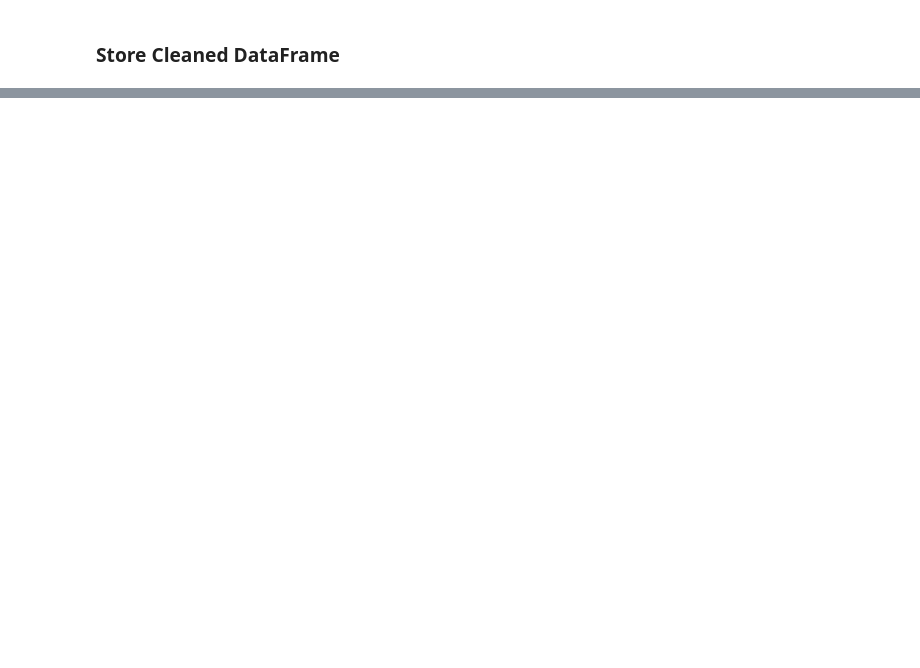
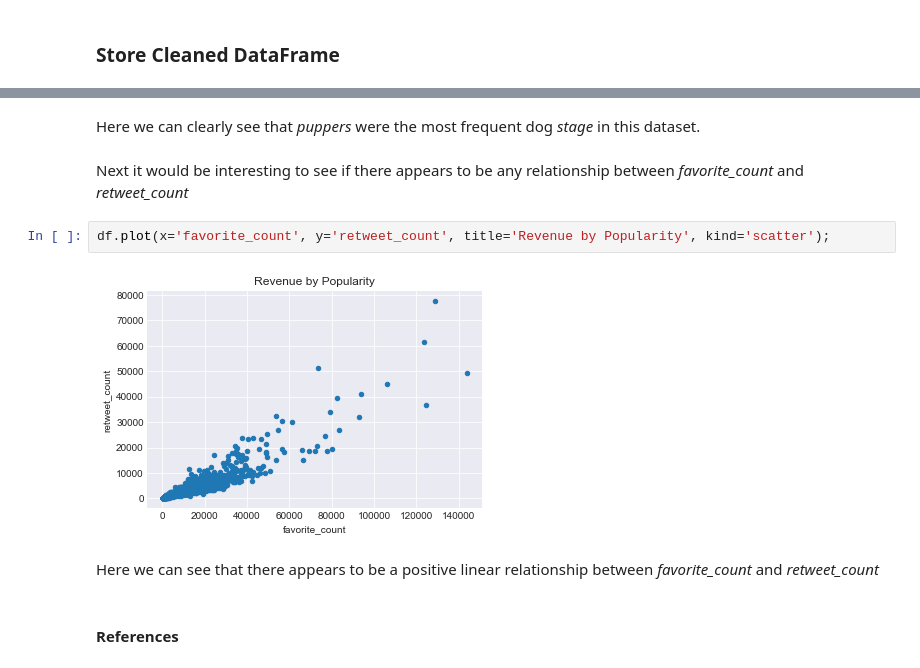
Before and after one commit to aaronbjohnson/WeRateDogs-Wrange-and-Analyze-Data, a Jupyter notebook: wrangle_act.ipynb, the cells around one changed output, grey strips where cells are left out. Drawn from its saved outputs; the diff is of its cells as text; blank space fills up the shorter version.

```diff
--- a/wrangle_act.ipynb
+++ b/wrangle_act.ipynb
@@ -908,0 +969,12 @@ archive_clean.to_csv('twitter_archive_master.csv')
+# %% [markdown]
+Here we can clearly see that *puppers* were the most frequent dog *stage* in this dataset.
+# %% [markdown]
+Next it would be interesting to see if there appears to be any relationship between *favorite_count* and *retweet_count*
+# %%
+df.plot(x='favorite_count', y='retweet_count', title='Revenue by Popularity', kind='scatter');
+# %% [output]
+[figure, added]
+# %% [markdown]
+Here we can see that there appears to be a positive linear relationship between *favorite_count* and *retweet_count*
+# %% [markdown]
+#### References
```
Also changed, not shown: parts of 17 cells of this notebook, 1 other file.
